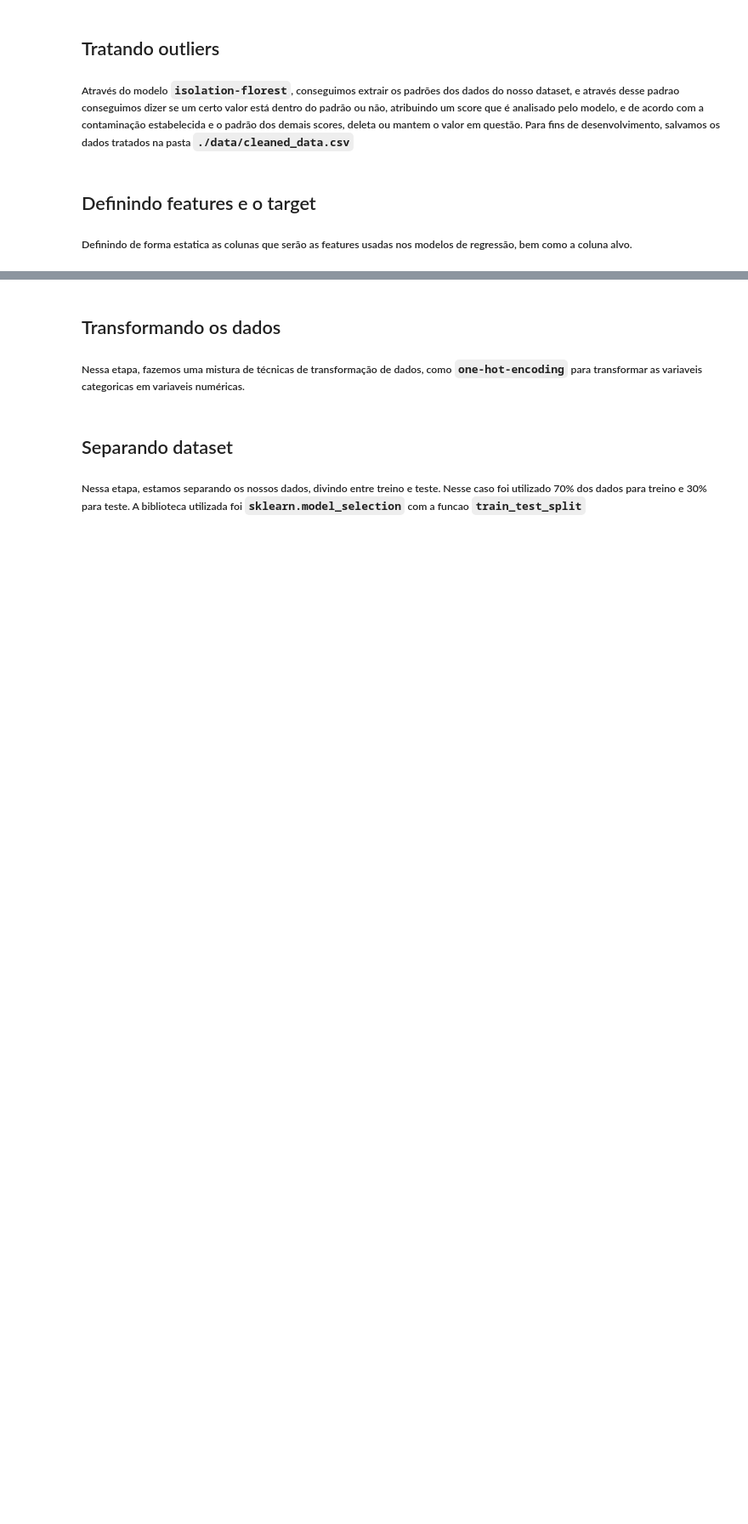
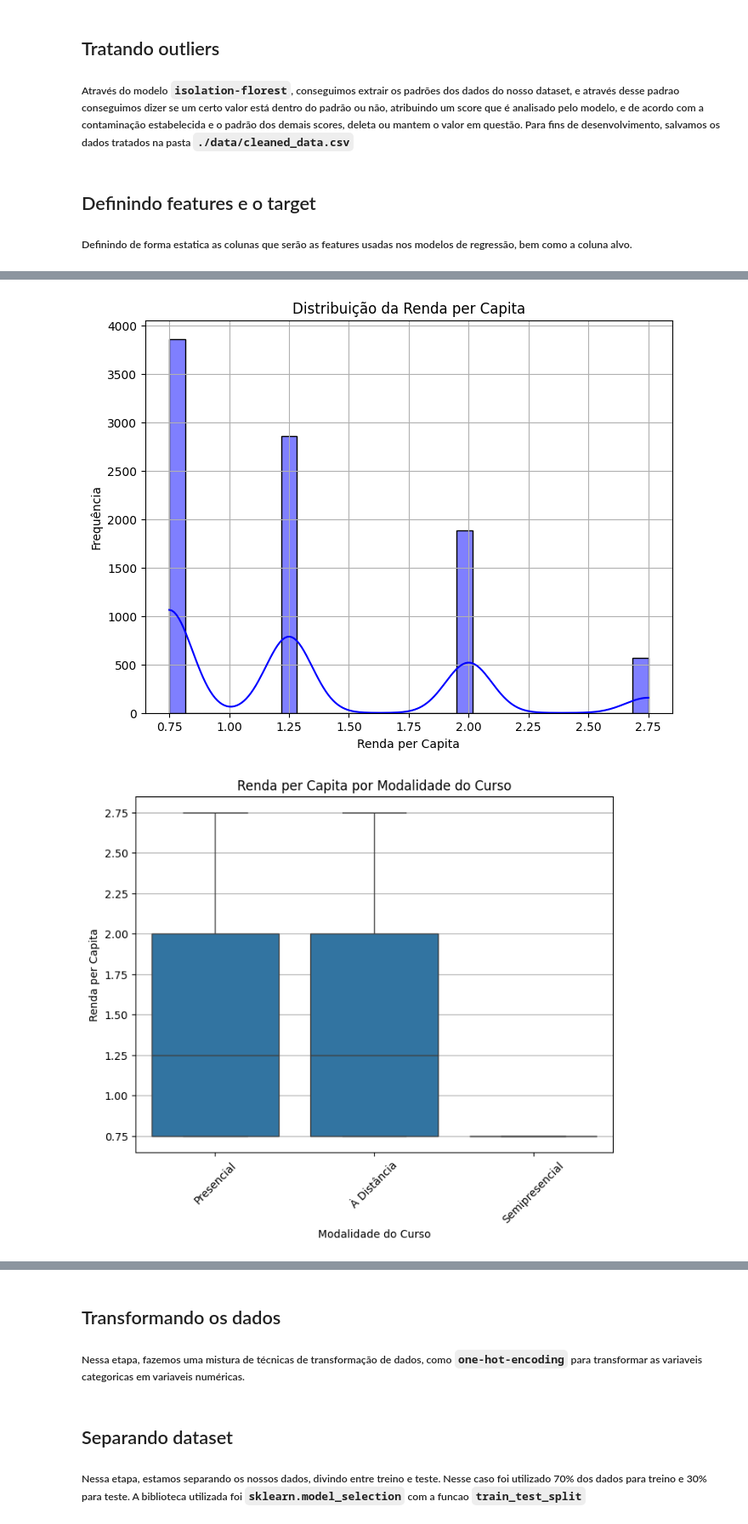
Before and after one commit to felipeversiane/ia-regression, a Jupyter notebook: main.ipynb, the cells around one changed output, grey strips where cells are left out. Shown: that part at 85% size. Cells and saved outputs as stored; diff of their text form; code cells hidden in the pictures; blank space fills up the shorter version.

```diff
--- a/main.ipynb
+++ b/main.ipynb
@@ -80,0 +84,46 @@ target_column = "Renda per Capita"
+# %%
+import matplotlib.pyplot as plt
+import seaborn as sns
+
+# Renda per Capita
+plt.figure(figsize=(8, 6))
+sns.histplot(df[target_column], kde=True, bins=30, color="blue")
+plt.title("Distribuição da Renda per Capita")
+plt.xlabel("Renda per Capita")
+plt.ylabel("Frequência")
+plt.grid()
+plt.show()
+
+# Categorical Columns
+for col in categorical_columns:
+    plt.figure(figsize=(8, 6))
+    sns.boxplot(data=df, x=col, y=target_column)
+    plt.title(f"Renda per Capita por {col}")
+    plt.xlabel(col)
+    plt.ylabel("Renda per Capita")
+    plt.xticks(rotation=45)
+    plt.grid(axis="y")
+    plt.show()
+
+
+# Correlation
+correlation_matrix = df[numeric_columns + [target_column]].corr()
+
+plt.figure(figsize=(10, 8))
+sns.heatmap(correlation_matrix, annot=True, cmap="coolwarm", fmt=".2f")
+plt.title("Mapa de Correlação")
+plt.show()
+
+# Distribuition
+for col in categorical_columns:
+    plt.figure(figsize=(8, 6))
+    sns.countplot(data=df, x=col, order=df[col].value_counts().index)
+    plt.title(f"Distribuição de {col}")
+    plt.xlabel(col)
+    plt.ylabel("Frequência")
+    plt.xticks(rotation=45)
+    plt.grid(axis="y")
+    plt.show()
+# %% [output]
+[figure, added]
+[figure, added]
```
Also changed, not shown: parts of 5 cells of this notebook, 2 other files.
